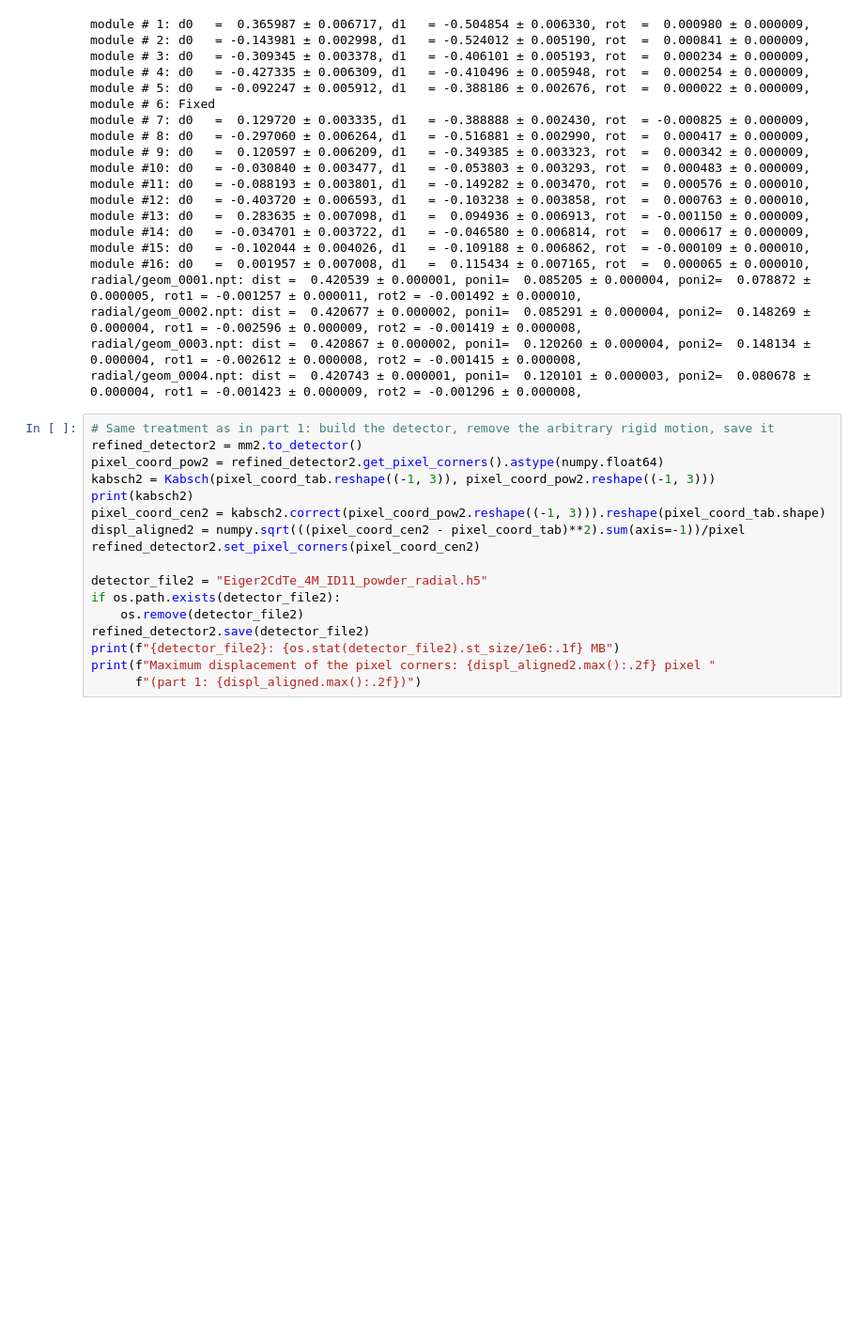
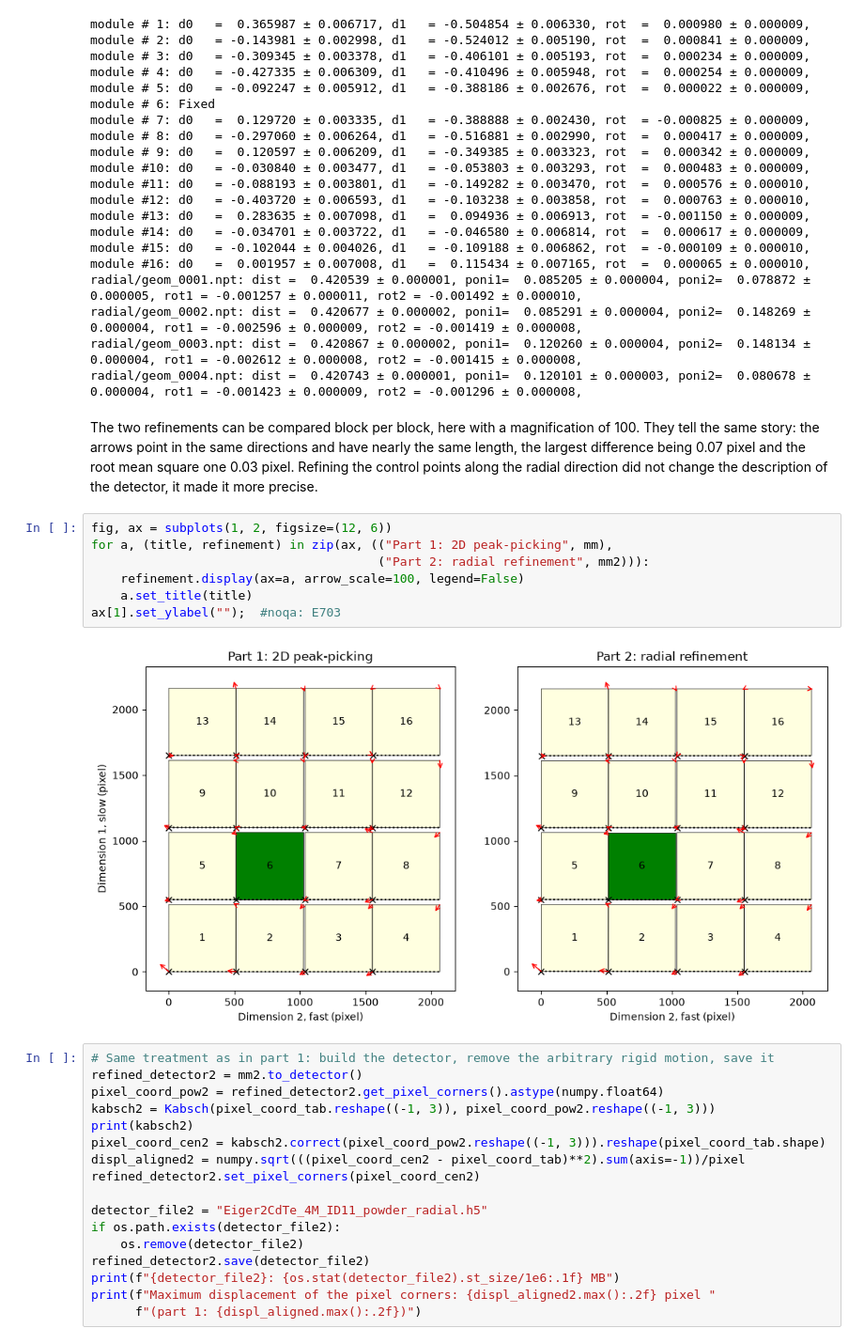
Before and after one commit to silx-kit/pyFAI, a Jupyter notebook: doc/source/usage/tutorial/Detector/Ring_Calibration/Eiger2-ID11_powder.ipynb, the cells around one changed output. Shown at 94% size. Cells and saved outputs as stored; diff of their text form; blank space fills up the shorter version.

```diff
--- a/doc/source/usage/tutorial/Detector/Ring_Calibration/Eiger2-ID11_powder.ipynb
+++ b/doc/source/usage/tutorial/Detector/Ring_Calibration/Eiger2-ID11_powder.ipynb
@@ -687,6 +717,21 @@ radial/geom_0001.npt: dist =  0.420539 ± 0.000001, poni1=  0.085205 ± 0.000004
 radial/geom_0002.npt: dist =  0.420677 ± 0.000002, poni1=  0.085291 ± 0.000004, poni2=  0.148269 ± 0.000004, rot1 = -0.002596 ± 0.000009, rot2 = -0.001419 ± 0.000008,
 radial/geom_0003.npt: dist =  0.420867 ± 0.000002, poni1=  0.120260 ± 0.000004, poni2=  0.148134 ± 0.000004, rot1 = -0.002612 ± 0.000008, rot2 = -0.001415 ± 0.000008,
 radial/geom_0004.npt: dist =  0.420743 ± 0.000001, poni1=  0.120101 ± 0.000003, poni2=  0.080678 ± 0.000004, rot1 = -0.001423 ± 0.000009, rot2 = -0.001296 ± 0.000008,
+# %% [markdown]
+The two refinements can be compared block per block, here with a magnification of 100. They
+tell the same story: the arrows point in the same directions and have nearly the same length,
+the largest difference being 0.07 pixel and the root mean square one 0.03 pixel. Refining the
+control points along the radial direction did not change the description of the detector, it
+made it more precise.
+# %%
+fig, ax = subplots(1, 2, figsize=(12, 6))
+for a, (title, refinement) in zip(ax, (("Part 1: 2D peak-picking", mm),
+                                       ("Part 2: radial refinement", mm2))):
+    refinement.display(ax=a, arrow_scale=100, legend=False)
+    a.set_title(title)
+ax[1].set_ylabel("");  #noqa: E703
+# %% [output]
+[figure, added]
 # %%
 # Same treatment as in part 1: build the detector, remove the arbitrary rigid motion, save it
 refined_detector2 = mm2.to_detector()
```
Also changed, not shown: parts of 13 cells of this notebook, 2 other files.
